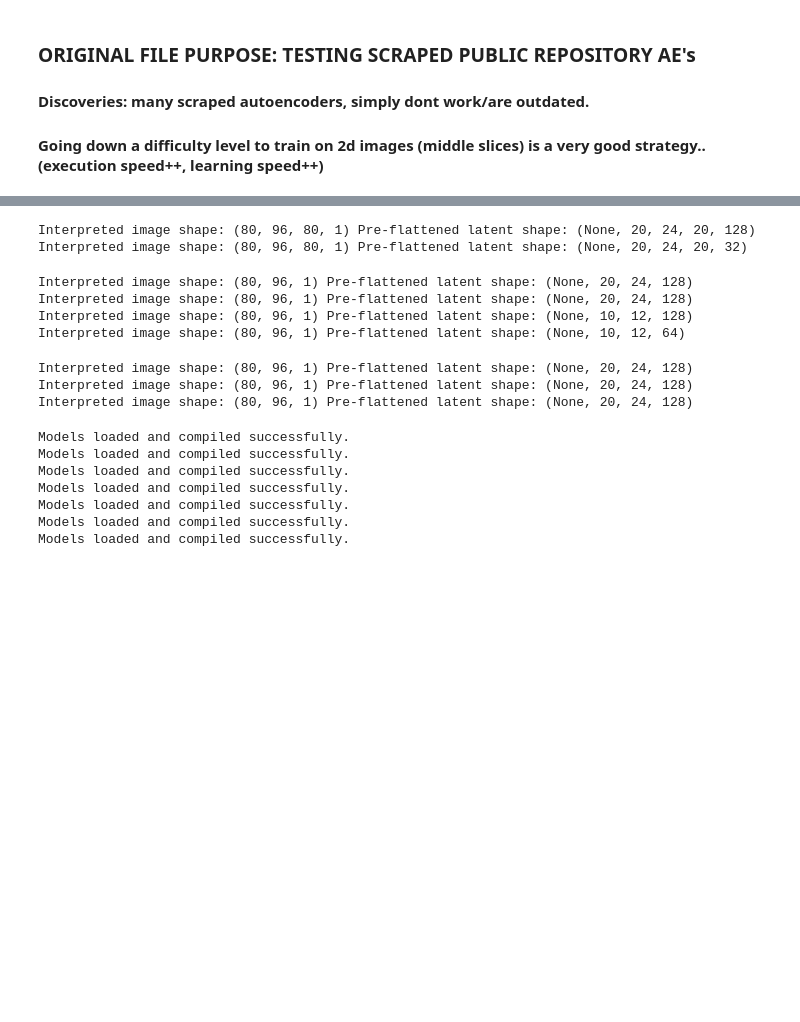
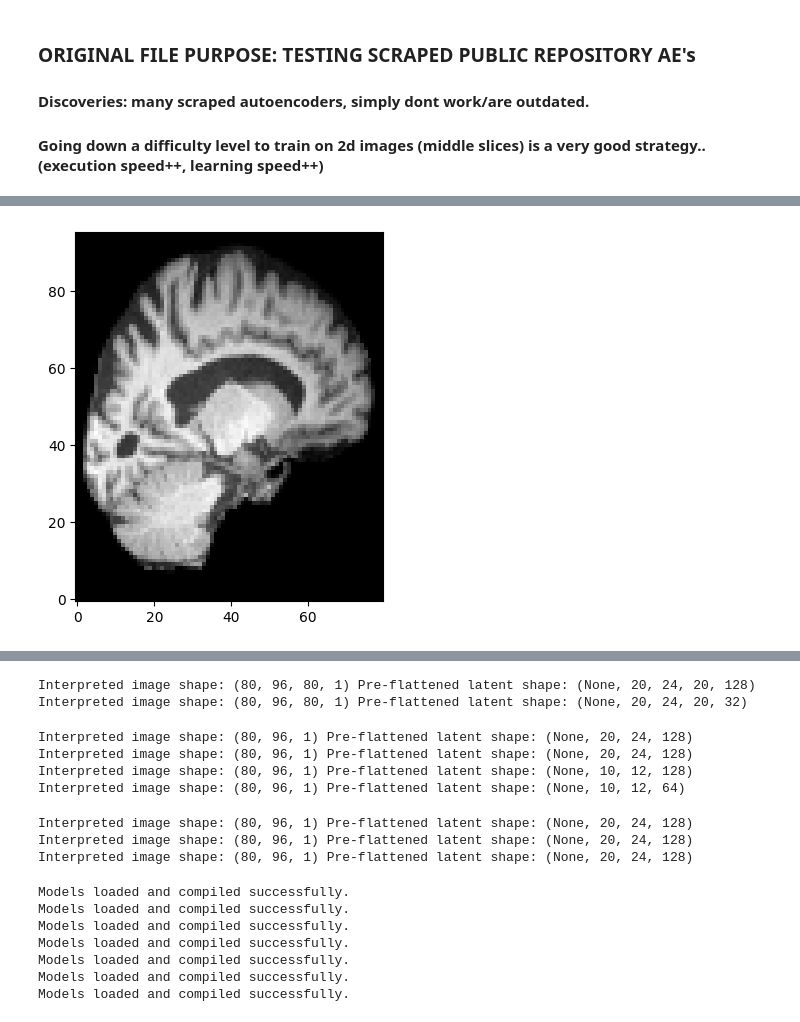
Before and after one commit to Vaakir/unsupervised-deep-learning-bachelor-thesis, a Jupyter notebook: AE adjustable test public.ipynb, the cells around one changed output, grey strips where cells are left out. Cells and saved outputs as stored; diff of their text form; code cells hidden in the pictures; blank space fills up the shorter version.

```diff
--- a/AE adjustable test public.ipynb
+++ b/AE adjustable test public.ipynb
@@ -44,3 +44,82 @@ import time
 import math
 import nibabel as nib
 import json
+# %%
+from glob import glob
+import numpy as np
+import nibabel as nib
+from tqdm import tqdm
+from scipy.ndimage import zoom
+import os
+from tensorflow.keras import utils
+
+def load_middle_slices(
+        dataset_name: str = "Pre-processed",  # Now takes the full dataset path instead of constructing it
+        axis=["sagittal","axial","coronal"][0],
+        crop: bool = True,
+        normalize: bool = True,
+        target_size: tuple | None = (80, 96),  # Only height and width since we extract a 2D slice
+        train_test_split: float = 0.9,
+        take: int = -1
+    ):
+    """
+    :params:
+    - dataset_path: Full path to the dataset folder.
+    - crop: If True, images are cut in all axes such that only the non-zero voxels are included.
+    - normalize: If True, voxel magnitudes are normalized between 0 and 1.
+    - target_size: Downsampling target size. Set to None to keep original size.
+    - train_test_split: Ratio of images used in the train set. Set to 1 to load everything into a single dataset.
+    - take: Number of images to load. Set to -1 to load all available images.
+    """
+
+    #script_dir = os.path.dirname(os.path.abspath(__file__))  # Get the directory of this script
+    #dataset_path = os.path.join(script_dir, dataset_name)  # Create the absolute path
+    files = glob(os.path.join(dataset_name, "*.nii.gz"))  # Use absolute path for glob
+    if take >= 0:
+        files = files[:take]
+
+    images = []
+
+    def handle_image(img):
+        if crop:
+            brain_mask = img > 0.01
+            bounds = np.where(brain_mask)
+            x_min, x_max, y_min, y_max, z_min, z_max = (
+                np.min(bounds[0]), np.max(bounds[0]),
+                np.min(bounds[1]), np.max(bounds[1]),
+                np.min(bounds[2]), np.max(bounds[2])
+            )
+            img = img[x_min-2:x_max+3, y_min-2:y_max+3, z_min-2:z_max+3]
+
+        # Extract middle slice (x-axis)
+        axes = {"sagittal": 0, "coronal": 1, "axial": 2}
+        middle_x = img.shape[1]//2#[axes[axis]] // 2
+        img = img.take(middle_x, axis=axes[axis])
+
+        if normalize:
+            q2m = .785700 / .475665
+            fac = np.min([q2m / np.quantile(img, 0.98), 1. / np.max(img)])
+            img *= fac
+
+        if target_size is not None:
+            zoom_factors = [t / b for t, b in zip(target_size, img.shape)]
+            img = zoom(img, zoom_factors, order=1)  # Linear interpolation
+
+        return [img]
+
+    for file in tqdm(files, "Loading images"):
+        img = nib.load(file).get_fdata()
+        images.extend(handle_image(img))
+
+    images = np.stack(images)
+
+    if train_test_split >= 1 or train_test_split <= 0:
+        return images
+
+    idx_split = int(len(images) * train_test_split)
+    train, test = images[:idx_split], images[idx_split:]
+    return train, test
+
+H_train2D, H_test2D = load_middle_slices(dataset_name=r"C:\Users\kiran\Documents\_UIS\sem6\BACH\DementiaMRI\Data\C", axis="sagittal", train_test_split=0.8, take=10)
+plt.imshow(H_train2D[0].T, origin="lower", cmap="gray")
+# %% [output]
@@ -47,3 +127,4 @@ import json
+[figure, added]
 # %%
 
 # spatially normalized brains were put in this path "\Data\Pre-processed"
```
Also changed, not shown: parts of 4 cells of this notebook, 4 other files.
